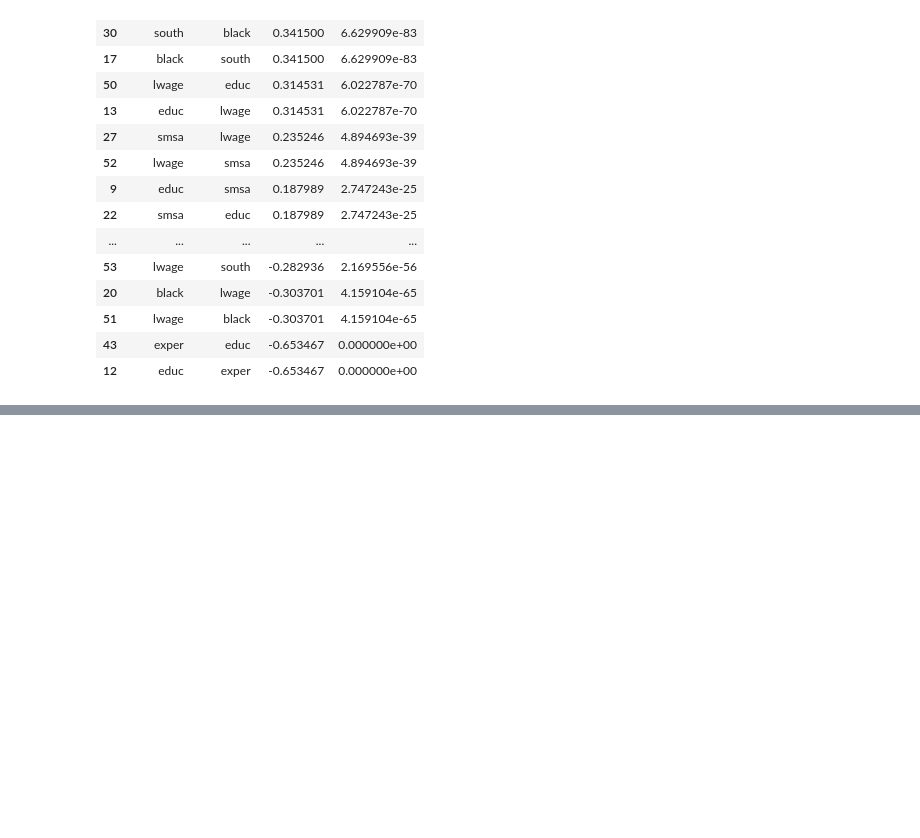
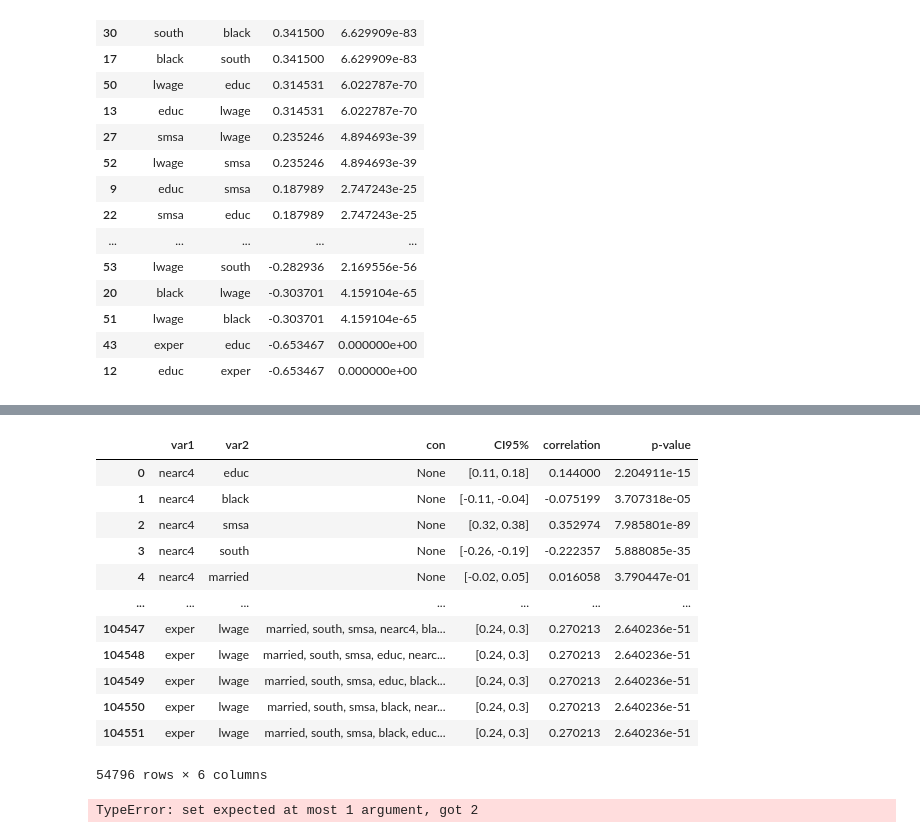
Before and after one commit to FemkeBakker/ProjectCausalDataScience, a Jupyter notebook: EDA.ipynb, the cells around one changed output, grey strips where cells are left out. Cells and saved outputs as stored; diff of their text form; code cells hidden in the pictures; blank space fills up the shorter version.

```diff
--- a/EDA.ipynb
+++ b/EDA.ipynb
@@ -175,6 +190,8 @@ smsa     nearc4     0.353731
 dtype: float64
 # %%
 from scipy.stats import pearsonr
+
+df.dropna(inplace=True)
 
 correlation_results = pd.DataFrame(index=df.columns, columns=df.columns)
 
@@ -292,0 +464,29 @@ display(significant)
+# %%
+filtered_df = pd.DataFrame()
+
+for i in range(len(df.columns)):
+    current_col = df.columns[i]
+    rest_col = df.columns[i+1:]
+
+    sub_df = independence_tests.loc[(independence_tests['var1']==current_col) & (independence_tests['var2']).isin(rest_col)]
+    filtered_df = pd.concat([filtered_df, sub_df])
+
+display(filtered_df)
+# %% [output]
+|  | var1 | var2 | con | CI95% | correlation | p-value |
+| 0 | nearc4 | educ | None | [0.11, 0.18] | 0.144000 | 2.204911e-15 |
+| 1 | nearc4 | black | None | [-0.11, -0.04] | -0.075199 | 3.707318e-05 |
+| 2 | nearc4 | smsa | None | [0.32, 0.38] | 0.352974 | 7.985801e-89 |
+| 3 | nearc4 | south | None | [-0.26, -0.19] | -0.222357 | 5.888085e-35 |
+| 4 | nearc4 | married | None | [-0.02, 0.05] | 0.016058 | 3.790447e-01 |
+| ... | ... | ... | ... | ... | ... | ... |
+| 104547 | exper | lwage | married, south, smsa, nearc4, bla... | [0.24, 0.3] | 0.270213 | 2.640236e-51 |
+| 104548 | exper | lwage | married, south, smsa, educ, nearc... | [0.24, 0.3] | 0.270213 | 2.640236e-51 |
+| 104549 | exper | lwage | married, south, smsa, educ, black... | [0.24, 0.3] | 0.270213 | 2.640236e-51 |
+| 104550 | exper | lwage | married, south, smsa, black, near... | [0.24, 0.3] | 0.270213 | 2.640236e-51 |
+| 104551 | exper | lwage | married, south, smsa, black, educ... | [0.24, 0.3] | 0.270213 | 2.640236e-51 |
+54796 rows × 6 columns
+# %%
+set(1,2)==set(2,1)
+# %% [output]
+TypeError: set expected at most 1 argument, got 2
```
Also changed, not shown: parts of 8 cells of this notebook, 5 other files.
